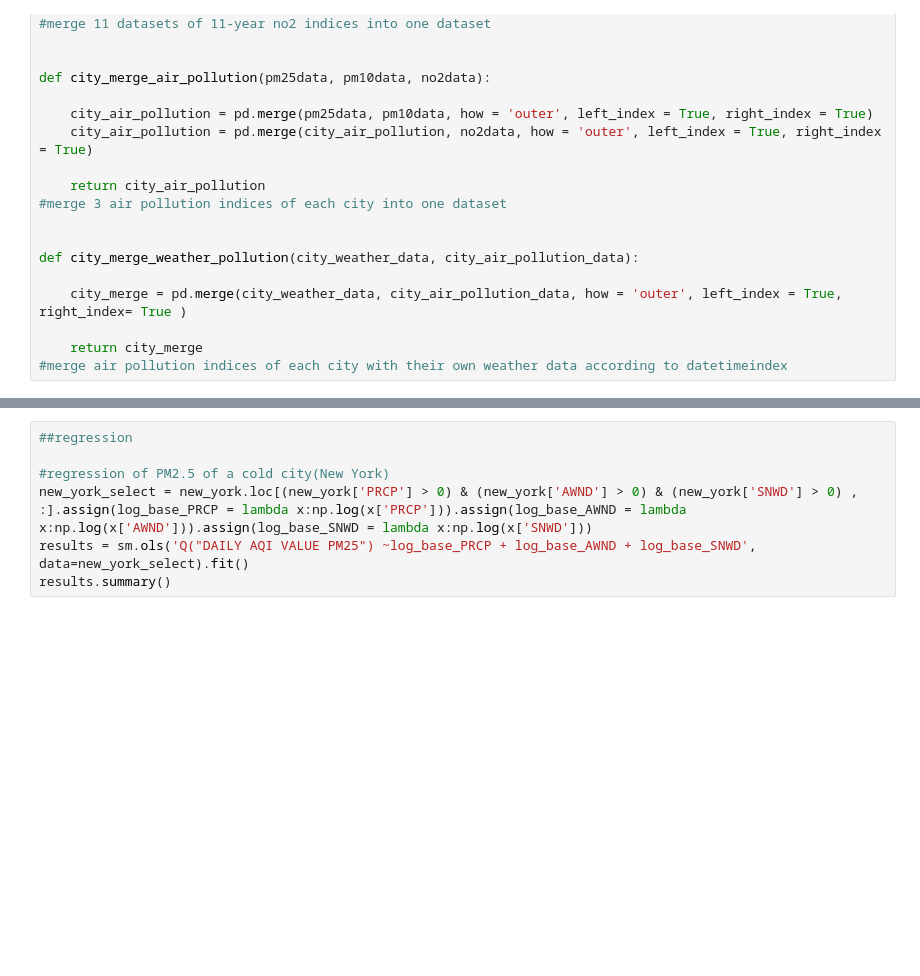
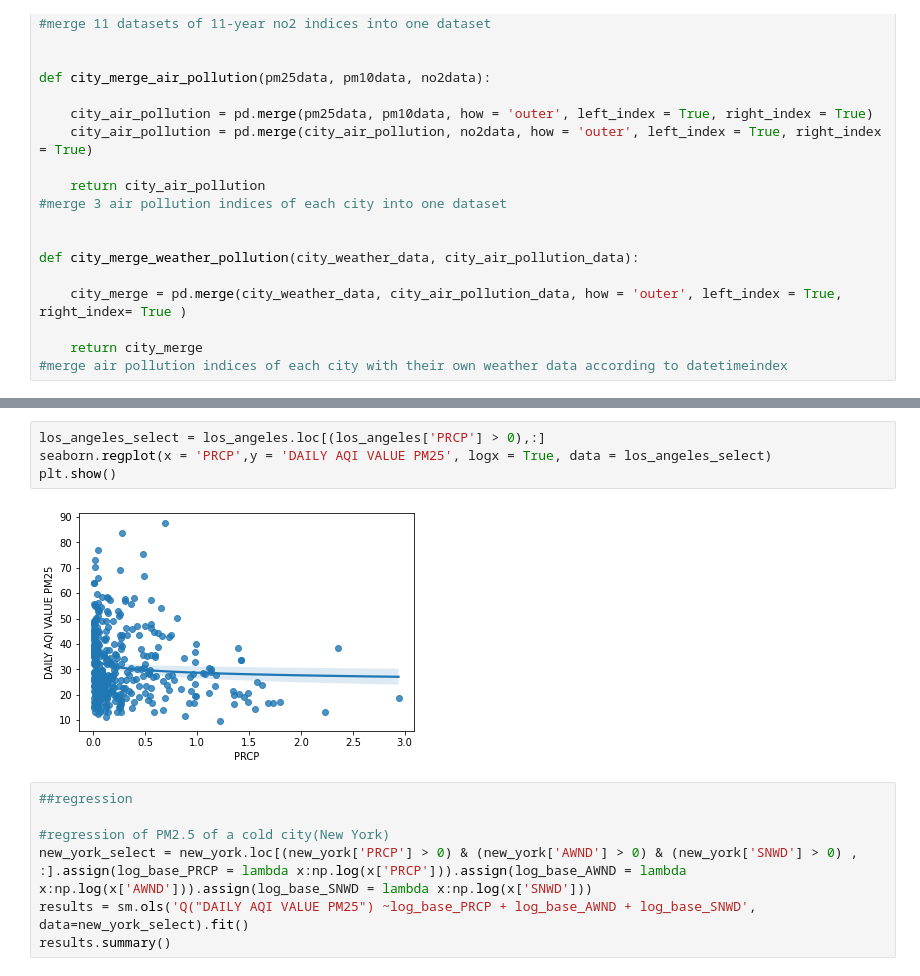
Before and after one commit to ywwang1314/python_midterm_project, a Jupyter notebook: code.ipynb, the cells around one changed output, grey strips where cells are left out. Saved outputs shown, nothing was run; the diff lists cells and outputs as text; blank space fills up the shorter version.

```diff
--- a/code.ipynb
+++ b/code.ipynb
@@ -488,3 +459,9 @@ plt.show()
+# %%
+los_angeles_select = los_angeles.loc[(los_angeles['PRCP'] > 0),:]
+seaborn.regplot(x = 'PRCP',y = 'DAILY AQI VALUE PM25', logx = True, data = los_angeles_select)
+plt.show()
+# %% [output]
+[figure, added]
 # %%
 ##regression
 
```
Also changed, not shown: parts of 4 cells of this notebook.
